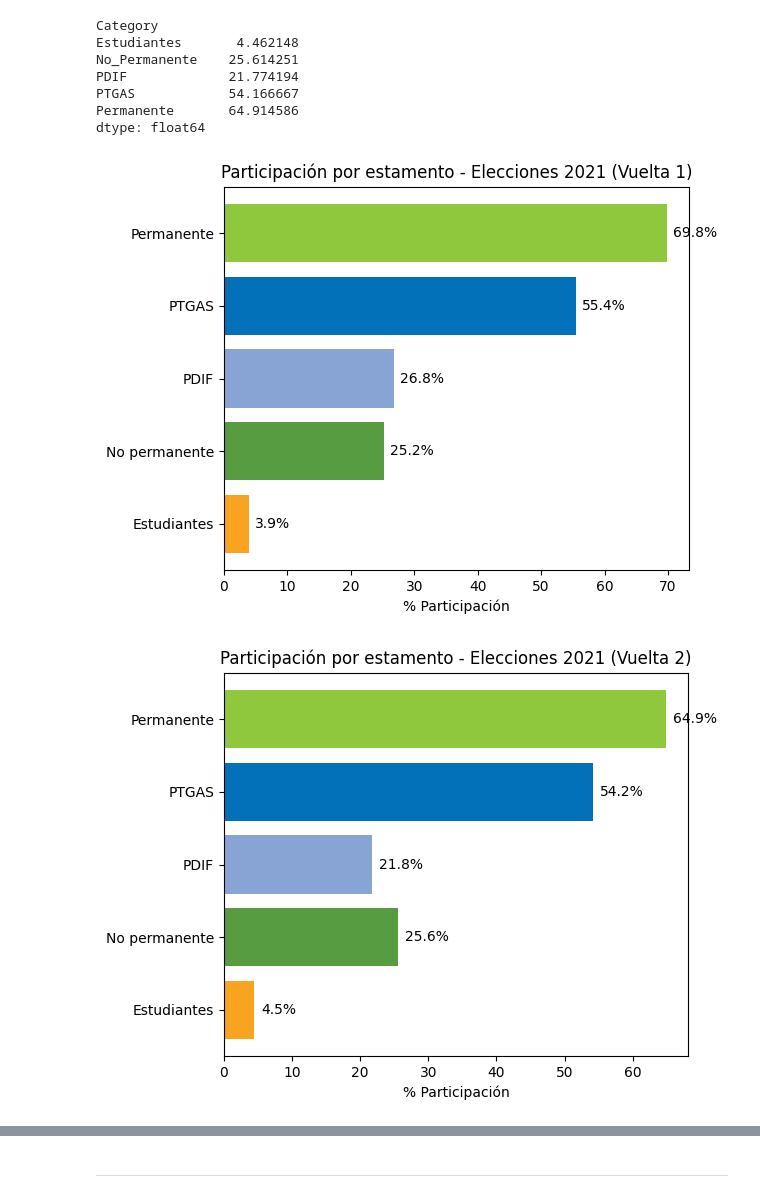
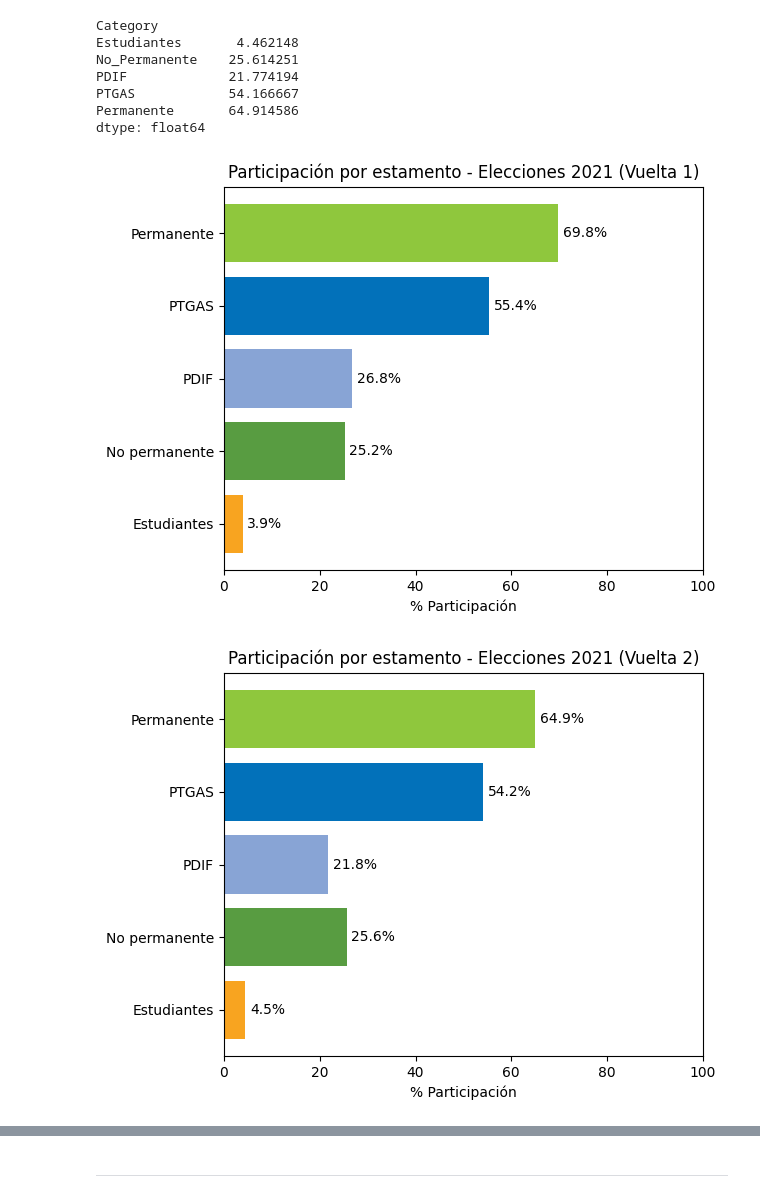
Before and after one commit to gabrieladamasuam/VD_G7312_P04, a Jupyter notebook: Parte1_Elecciones_UAM.ipynb, the cells around one changed output, grey strips where cells are left out. Saved outputs shown, nothing was run; the diff lists cells and outputs as text; code cells hidden in the pictures.

```diff
--- a/Parte1_Elecciones_UAM.ipynb
+++ b/Parte1_Elecciones_UAM.ipynb
@@ -23,6 +23,24 @@ from pandas.plotting import parallel_coordinates
 from matplotlib import cm
 import glob
 import os
+# %%
+# Diccionario con nombre, color y peso por estamento
+estamentos_info = {
+    'Permanente':     {'nombre': 'Permanente',    'color': '#8FC73D', 'peso': 0.55},
+    'No_Permanente':  {'nombre': 'No permanente', 'color': '#589C41', 'peso': 0.05},
+    'PDIF':           {'nombre': 'PDIF',          'color': '#88A4D5', 'peso': 0.04},
+    'Estudiantes':    {'nombre': 'Estudiantes',   'color': '#F8A420', 'peso': 0.27},
+    'PTGAS':          {'nombre': 'PTGAS',         'color': '#0271BA', 'peso': 0.09}
+}
+
+def get_nombre(estamento):
+    return estamentos_info.get(estamento, {'nombre': estamento})['nombre']
+
+def get_color(estamento):
+    return estamentos_info.get(estamento, {'color': '#333333'})['color']
+
+def get_peso(estamento):
+    return estamentos_info.get(estamento, {'peso': 0.0})['peso']
 # %%
 # Cargar datos de participación de 2021 (vuelta 1 y 2)
 participacion_2021_v1 = pd.read_csv('data/2021_v1_participation_data.csv', delimiter='\t')
@@ -93,27 +97,25 @@ def get_color(estamento):
 # %%
-# Gráfico de barras
+# Gráfico de barras de participación por estamento
 def graficar_participacion_est(porcentajes, titulo):
-    plt.barh(
-        [get_nombre(est) for est in porcentajes.index],
-        porcentajes.values,
-        color=[get_color(est) for est in porcentajes.index]
-    )
+    nombres = [get_nombre(est) for est in porcentajes.index]
+    colores = [get_color(est) for est in porcentajes.index]
+    plt.barh(nombres, porcentajes.values, color=colores)
     plt.xlabel('% Participación')
     plt.xlim(0, 100)
     plt.title(titulo)
     for i, v in enumerate(porcentajes.values):
         plt.text(v + 1, i, f'{v:.1f}%', va='center', fontsize=10)
     plt.tight_layout()
     plt.show()
 
-# Participación por estamento (vuelta 1)
+# Vuelta 1
 graficar_participacion_est(participacion_est_v1, 'Participación por estamento - Elecciones 2021 (Vuelta 1)')
 # %% [output]
-[figure, old version]
+[figure, new version]
 # %%
-# Participación por estamento (vuelta 2)
+# Vuelta 2
 graficar_participacion_est(participacion_est_v2, 'Participación por estamento - Elecciones 2021 (Vuelta 2)')
 # %% [output]
-[figure, old version]
+[figure, new version]
 # %% [markdown]
 **Justificación:** Se utiliza un gráfico de barras horizontal porque permite comparar fácilmente los porcentajes de participación entre los diferentes estamentos. La escala horizontal facilita la lectura precisa de los valores y la comparación directa entre categorías.
```
Also changed, not shown: parts of 21 cells of this notebook, 2 other files.
